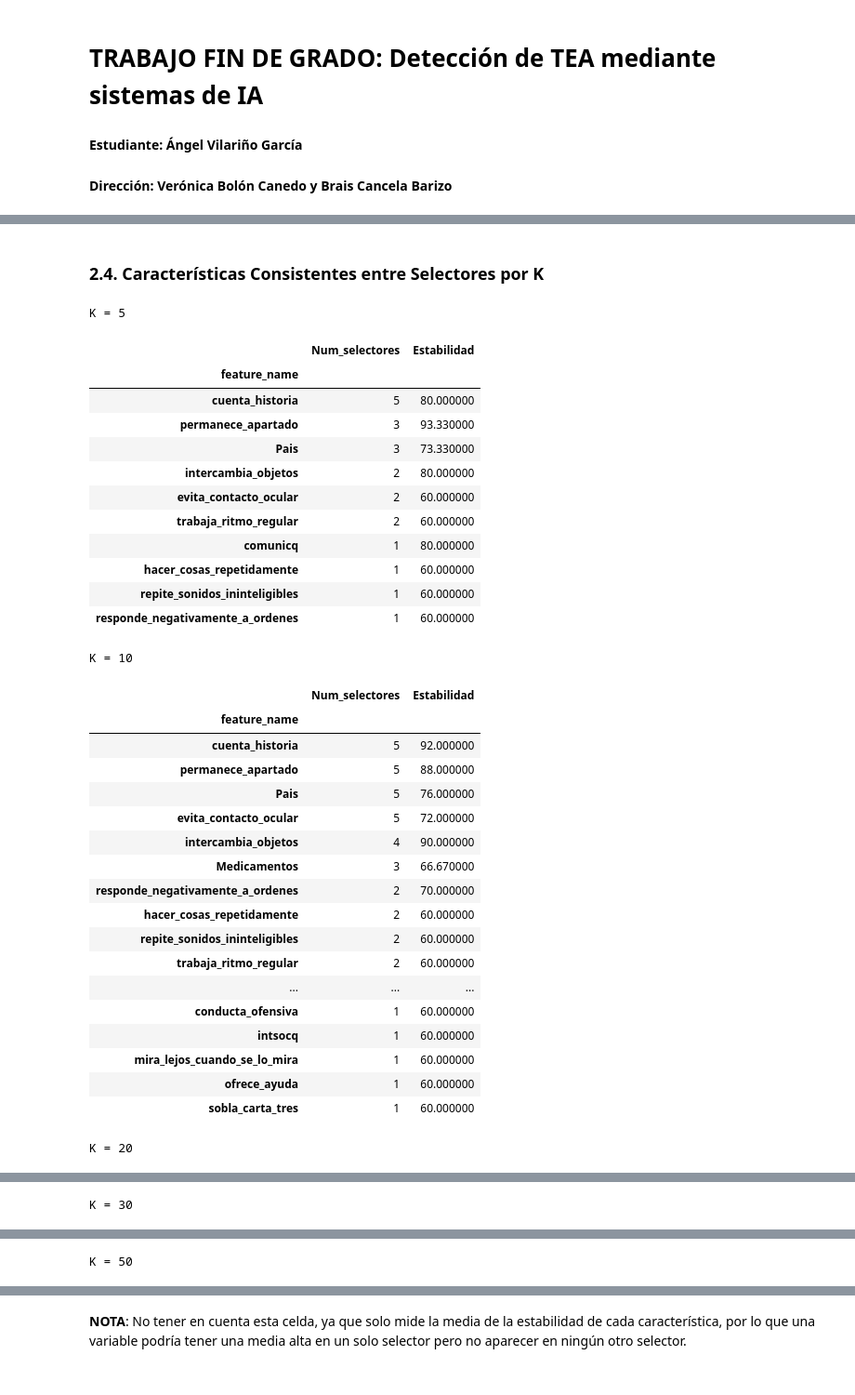
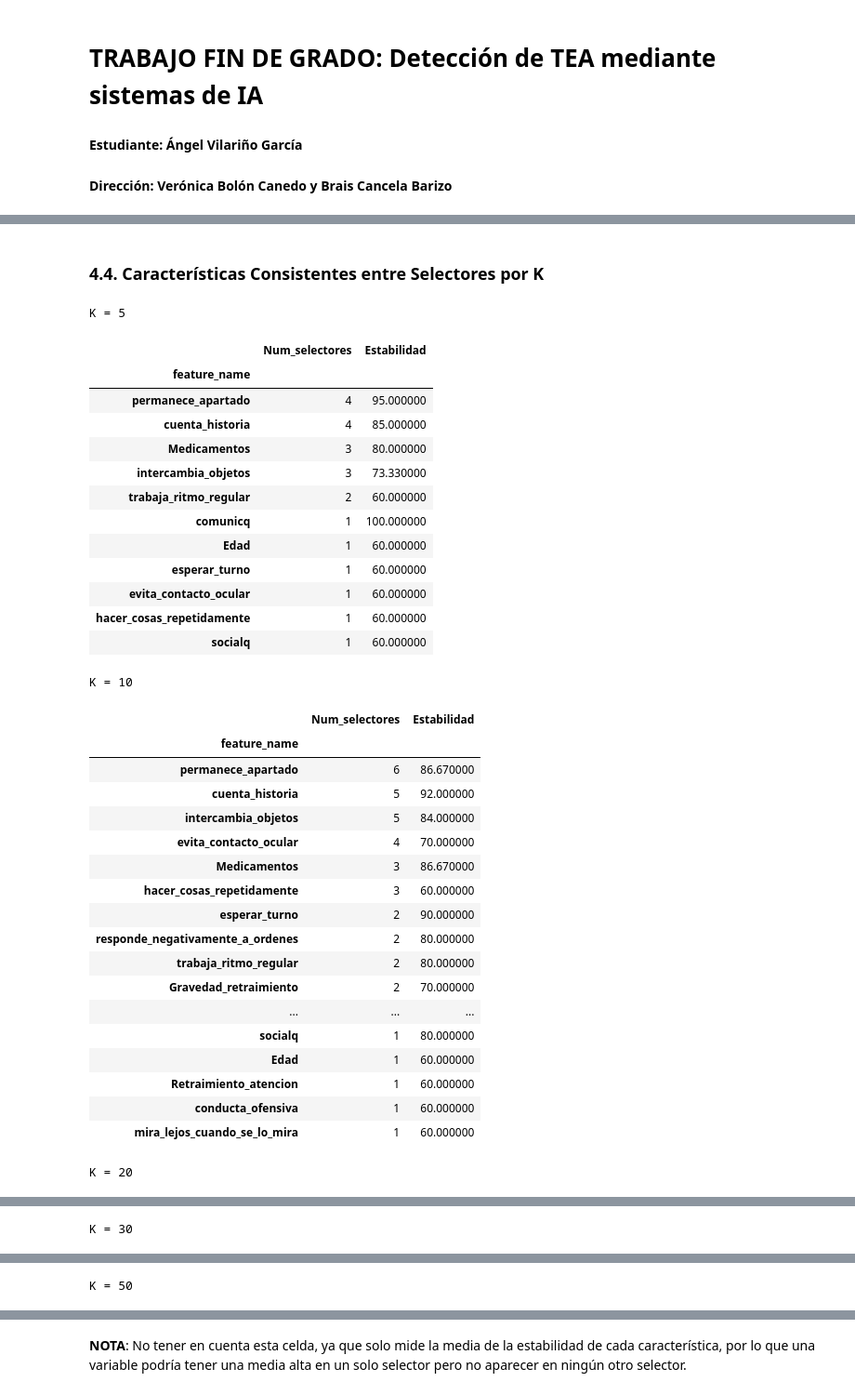
Before and after one commit to angelvilarino/TFG, a Jupyter notebook: analysis.ipynb, the cells around one changed output, grey strips where cells are left out. Shown at 93% size. Cells and saved outputs as stored; diff of their text form; code cells hidden in the pictures.

Commit message:
cambios estructurales

```diff
--- a/analysis.ipynb
+++ b/analysis.ipynb
@@ -88,0 +518,29 @@ display(mejores_por_k)
+# %%
+# ANÁLISIS DE CONSENSO: IMPACTO DE LA ELIMINACIÓN DE 'PAIS' (k=20)
+
+print("COMPARATIVA DE TOP 20 VARIABLES (k=20)")
+
+# Calculamos el consenso para ambos experimentos usando tus variables exactas
+# Accedemos a [k_analisis]["stability"] para pasarle el DataFrame correcto a la función
+top_con_pais = calcular_consenso(resultados_sin_nulos_k[k_analisis]["stability"]).head(20)
+top_sin_pais = calcular_consenso(resultados_sin_nulos_pais_k[k_analisis]["stability"]).head(20)
+
+# Visualización lado a lado
+display_side_by_side(
+    [top_con_pais[['Score']], top_sin_pais[['Score']]],
+    ["Top 20 (Con variable Pais)", "Top 20 (Sin variable Pais)"]
+)
+
+# Análisis de diferencias y nuevas incorporaciones
+set_con_pais = set(top_con_pais.index)
+set_sin_pais = set(top_sin_pais.index)
+comunes = set_con_pais & set_sin_pais
+nuevas_incorporaciones = set_sin_pais - set_con_pais
+desaparecidas = set_con_pais - set_sin_pais
+
+print(f"\nANÁLISIS DE CAMBIOS TRAS ELIMINAR 'PAIS':")
+print(f"• Variables que se mantienen (Robustas): {len(comunes)}/20")
+print(f"• Variables que salen del Top 20: {sorted(list(desaparecidas))}")
+print(f"\n Variables que ganaron importancia clínica al eliminar el sesgo geográfico:")
+for i, feat in enumerate(sorted(list(nuevas_incorporaciones)), 1):
+    print(f"  {i}. {feat}")
@@ -285,7 +949,7 @@ plt.savefig("graficas_cap5/jaccard_selectores_ganadores.png")
 
 stab_list = []
 
-for k, res in resultados_k.items():
+for k, res in resultados_sin_nulos_pais_k.items():
     # Obtenemos la estabilidad para cada k
     df = res["stability"][["feature_name", "selector", "pct_selected"]].copy()
     df["k"] = k
@@ -533,13 +1198,13 @@ ReliefF (Top 10)
 mRMR (Top 10)
 ... (53 outputs left out)
 # %% [markdown]
-### 2.4. Características Consistentes entre Selectores por K
+### 4.4. Características Consistentes entre Selectores por K
 # %%
 # CARACTERÍSTICAS CONSISTENTES ENTRE SELECTORES POR K
 
 html_output = ""
 
-for k, res in resultados_k.items():
+for k, res in resultados_sin_nulos_pais_k.items():
     df = res["stability"]
 
     # filtrar features estables
@@ -549,57 +1214,58 @@ for k, res in resultados_k.items():
         .agg(
             Num_selectores=('selector','count'),
             Estabilidad=('pct_selected','mean'))
         .round(2)
         .sort_values(['Num_selectores','Estabilidad'], ascending=False))
 
     # Generamos el HTML del DataFrame con el gradiente aplicado
     # Usamos .to_html() sobre el objeto Styler
     table_html = df_f.style.background_gradient(cmap="Greens").to_html()
 
     # Añadimos al string global un bloque HTML que contiene el título y la tabla
     # inline-block permite que se coloquen uno al lado del otro
     html_output += f"""
     <div style="display: inline-block; vertical-align: top; margin-right: 40px; margin-bottom: 20px;">
         <h4 style="text-align: center; border-bottom: 2px solid #2e7d32; padding-bottom: 5px;">K = {k}</h4>
         {table_html}
     </div>
     """
 
 # Mostramos todo el bloque HTML acumulado
 display_html(html_output, raw=True)
 # %% [output]
 K = 5
 |  | Num_selectores | Estabilidad |
 | feature_name |  |  |
-| cuenta_historia | 5 | 80.000000 |
-| permanece_apartado | 3 | 93.330000 |
-| Pais | 3 | 73.330000 |
-| intercambia_objetos | 2 | 80.000000 |
-| evita_contacto_ocular | 2 | 60.000000 |
+| permanece_apartado | 4 | 95.000000 |
+| cuenta_historia | 4 | 85.000000 |
+| Medicamentos | 3 | 80.000000 |
+| intercambia_objetos | 3 | 73.330000 |
 | trabaja_ritmo_regular | 2 | 60.000000 |
-| comunicq | 1 | 80.000000 |
+| comunicq | 1 | 100.000000 |
+| Edad | 1 | 60.000000 |
+| esperar_turno | 1 | 60.000000 |
+| evita_contacto_ocular | 1 | 60.000000 |
 | hacer_cosas_repetidamente | 1 | 60.000000 |
-| repite_sonidos_ininteligibles | 1 | 60.000000 |
-| responde_negativamente_a_ordenes | 1 | 60.000000 |
+| socialq | 1 | 60.000000 |
 K = 10
 |  | Num_selectores | Estabilidad |
 | feature_name |  |  |
+| permanece_apartado | 6 | 86.670000 |
 | cuenta_historia | 5 | 92.000000 |
-| permanece_apartado | 5 | 88.000000 |
-| Pais | 5 | 76.000000 |
-| evita_contacto_ocular | 5 | 72.000000 |
-| intercambia_objetos | 4 | 90.000000 |
-| Medicamentos | 3 | 66.670000 |
-| responde_negativamente_a_ordenes | 2 | 70.000000 |
-| hacer_cosas_repetidamente | 2 | 60.000000 |
-| repite_sonidos_ininteligibles | 2 | 60.000000 |
-| trabaja_ritmo_regular | 2 | 60.000000 |
+| intercambia_objetos | 5 | 84.000000 |
+| evita_contacto_ocular | 4 | 70.000000 |
+| Medicamentos | 3 | 86.670000 |
+| hacer_cosas_repetidamente | 3 | 60.000000 |
+| esperar_turno | 2 | 90.000000 |
+| responde_negativamente_a_ordenes | 2 | 80.000000 |
+| trabaja_ritmo_regular | 2 | 80.000000 |
+| Gravedad_retraimiento | 2 | 70.000000 |
 | ... | ... | ... |
+| socialq | 1 | 80.000000 |
+| Edad | 1 | 60.000000 |
+| Retraimiento_atencion | 1 | 60.000000 |
 | conducta_ofensiva | 1 | 60.000000 |
-| intsocq | 1 | 60.000000 |
 | mira_lejos_cuando_se_lo_mira | 1 | 60.000000 |
-| ofrece_ayuda | 1 | 60.000000 |
-| sobla_carta_tres | 1 | 60.000000 |
 K = 20
 |  | Num_selectores | Estabilidad |
 | feature_name |  |  |
```
Also changed, not shown: parts of 111 cells of this notebook, 4 other files.
